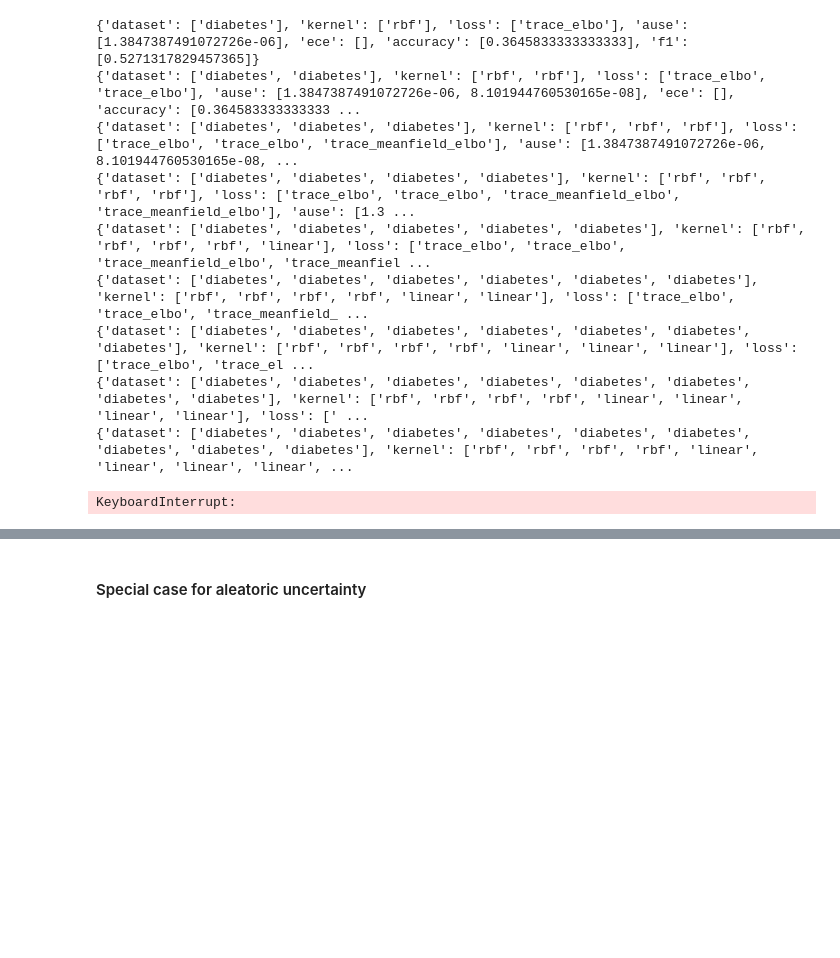
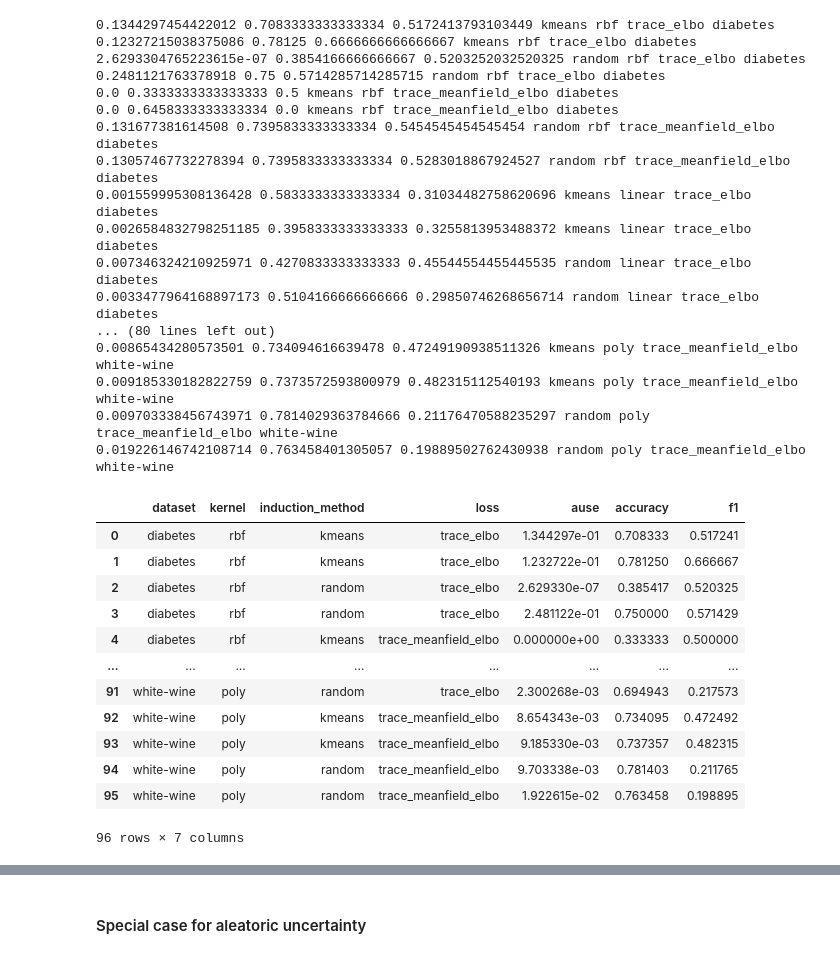
Before and after one commit to sharma-divyanshu/uncertainty_analysis, a Jupyter notebook: gp_sparse_bayes.ipynb, the cells around one changed output, grey strips where cells are left out. Saved outputs shown, nothing was run; the diff lists cells and outputs as text; code cells hidden in the pictures; blank space fills up the shorter version.

```diff
--- a/gp_sparse_bayes.ipynb
+++ b/gp_sparse_bayes.ipynb
@@ -39,11 +42,13 @@ def run_simulation(dataset, kernel, loss):
 # %%
 kernels = ['rbf', 'linear', 'poly']
 losses = ['trace_elbo', 'trace_meanfield_elbo']
+induced_points_methods = ['kmeans', 'random']
 dataset_names = list(datasets.keys())
 
 results = {
     'dataset': [],
     'kernel': [],
+    'induction_method': [],
     'loss': [],
     'ause': [],
     'ece': [],
@@ -51,16 +56,41 @@ results = {
     'f1': []
 }
 
-for dataset, kernel, loss in itertools.product(dataset_names, kernels, losses):
-    run_simulation(dataset, kernel, loss)
+for dataset, kernel, loss, ind in itertools.product(dataset_names, kernels, losses, induced_points_methods):
+    run_simulation(dataset, kernel, loss, ind)
 # %% [output]
-{'dataset': ['diabetes'], 'kernel': ['rbf'], 'loss': ['trace_elbo'], 'ause': [1.3847387491072726e-06], 'ece': [], 'accuracy': [0.3645833333333333], 'f1': [0.5271317829457365]}
-{'dataset': ['diabetes', 'diabetes'], 'kernel': ['rbf', 'rbf'], 'loss': ['trace_elbo', 'trace_elbo'], 'ause': [1.3847387491072726e-06, 8.101944760530165e-08], 'ece': [], 'accuracy': [0.364583333333333 ...
-{'dataset': ['diabetes', 'diabetes', 'diabetes'], 'kernel': ['rbf', 'rbf', 'rbf'], 'loss': ['trace_elbo', 'trace_elbo', 'trace_meanfield_elbo'], 'ause': [1.3847387491072726e-06, 8.101944760530165e-08, ...
-{'dataset': ['diabetes', 'diabetes', 'diabetes', 'diabetes'], 'kernel': ['rbf', 'rbf', 'rbf', 'rbf'], 'loss': ['trace_elbo', 'trace_elbo', 'trace_meanfield_elbo', 'trace_meanfield_elbo'], 'ause': [1.3 ...
-{'dataset': ['diabetes', 'diabetes', 'diabetes', 'diabetes', 'diabetes'], 'kernel': ['rbf', 'rbf', 'rbf', 'rbf', 'linear'], 'loss': ['trace_elbo', 'trace_elbo', 'trace_meanfield_elbo', 'trace_meanfiel ...
-{'dataset': ['diabetes', 'diabetes', 'diabetes', 'diabetes', 'diabetes', 'diabetes'], 'kernel': ['rbf', 'rbf', 'rbf', 'rbf', 'linear', 'linear'], 'loss': ['trace_elbo', 'trace_elbo', 'trace_meanfield_ ...
-{'dataset': ['diabetes', 'diabetes', 'diabetes', 'diabetes', 'diabetes', 'diabetes', 'diabetes'], 'kernel': ['rbf', 'rbf', 'rbf', 'rbf', 'linear', 'linear', 'linear'], 'loss': ['trace_elbo', 'trace_el ...
-{'dataset': ['diabetes', 'diabetes', 'diabetes', 'diabetes', 'diabetes', 'diabetes', 'diabetes', 'diabetes'], 'kernel': ['rbf', 'rbf', 'rbf', 'rbf', 'linear', 'linear', 'linear', 'linear'], 'loss': [' ...
-{'dataset': ['diabetes', 'diabetes', 'diabetes', 'diabetes', 'diabetes', 'diabetes', 'diabetes', 'diabetes', 'diabetes'], 'kernel': ['rbf', 'rbf', 'rbf', 'rbf', 'linear', 'linear', 'linear', 'linear', ...
+0.1344297454422012 0.7083333333333334 0.5172413793103449 kmeans rbf trace_elbo diabetes
+0.12327215038375086 0.78125 0.6666666666666667 kmeans rbf trace_elbo diabetes
+2.6293304765223615e-07 0.3854166666666667 0.5203252032520325 random rbf trace_elbo diabetes
+0.2481121763378918 0.75 0.5714285714285715 random rbf trace_elbo diabetes
+0.0 0.3333333333333333 0.5 kmeans rbf trace_meanfield_elbo diabetes
+0.0 0.6458333333333334 0.0 kmeans rbf trace_meanfield_elbo diabetes
+0.131677381614508 0.7395833333333334 0.5454545454545454 random rbf trace_meanfield_elbo diabetes
+0.13057467732278394 0.7395833333333334 0.5283018867924527 random rbf trace_meanfield_elbo diabetes
+0.001559995308136428 0.5833333333333334 0.31034482758620696 kmeans linear trace_elbo diabetes
+0.0026584832798251185 0.3958333333333333 0.3255813953488372 kmeans linear trace_elbo diabetes
+0.007346324210925971 0.4270833333333333 0.45544554455445535 random linear trace_elbo diabetes
+0.0033477964168897173 0.5104166666666666 0.29850746268656714 random linear trace_elbo diabetes
+... (80 lines left out)
+0.00865434280573501 0.734094616639478 0.47249190938511326 kmeans poly trace_meanfield_elbo white-wine
+0.009185330182822759 0.7373572593800979 0.482315112540193 kmeans poly trace_meanfield_elbo white-wine
+0.009703338456743971 0.7814029363784666 0.21176470588235297 random poly trace_meanfield_elbo white-wine
+0.019226146742108714 0.763458401305057 0.19889502762430938 random poly trace_meanfield_elbo white-wine
-KeyboardInterrupt:
+# %%
+del results['ece']
+simulation_runs = pd.DataFrame.from_dict(results)
+simulation_runs
+# %% [output]
+|  | dataset | kernel | induction_method | loss | ause | accuracy | f1 |
+| 0 | diabetes | rbf | kmeans | trace_elbo | 1.344297e-01 | 0.708333 | 0.517241 |
+| 1 | diabetes | rbf | kmeans | trace_elbo | 1.232722e-01 | 0.781250 | 0.666667 |
+| 2 | diabetes | rbf | random | trace_elbo | 2.629330e-07 | 0.385417 | 0.520325 |
+| 3 | diabetes | rbf | random | trace_elbo | 2.481122e-01 | 0.750000 | 0.571429 |
+| 4 | diabetes | rbf | kmeans | trace_meanfield_elbo | 0.000000e+00 | 0.333333 | 0.500000 |
+| ... | ... | ... | ... | ... | ... | ... | ... |
+| 91 | white-wine | poly | random | trace_elbo | 2.300268e-03 | 0.694943 | 0.217573 |
+| 92 | white-wine | poly | kmeans | trace_meanfield_elbo | 8.654343e-03 | 0.734095 | 0.472492 |
+| 93 | white-wine | poly | kmeans | trace_meanfield_elbo | 9.185330e-03 | 0.737357 | 0.482315 |
+| 94 | white-wine | poly | random | trace_meanfield_elbo | 9.703338e-03 | 0.781403 | 0.211765 |
+| 95 | white-wine | poly | random | trace_meanfield_elbo | 1.922615e-02 | 0.763458 | 0.198895 |
+96 rows × 7 columns
```
Also changed, not shown: parts of 16 cells of this notebook.
